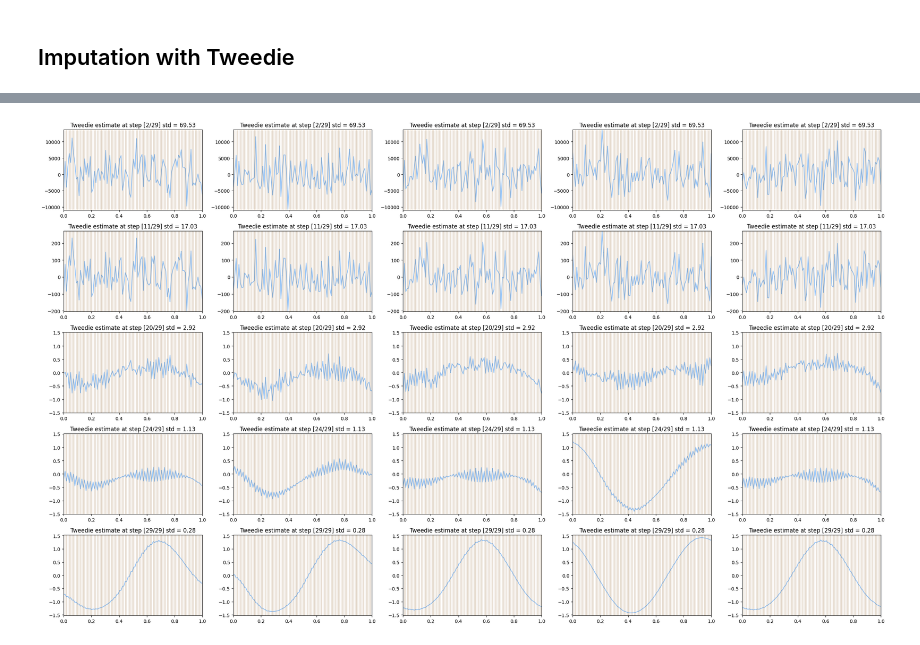
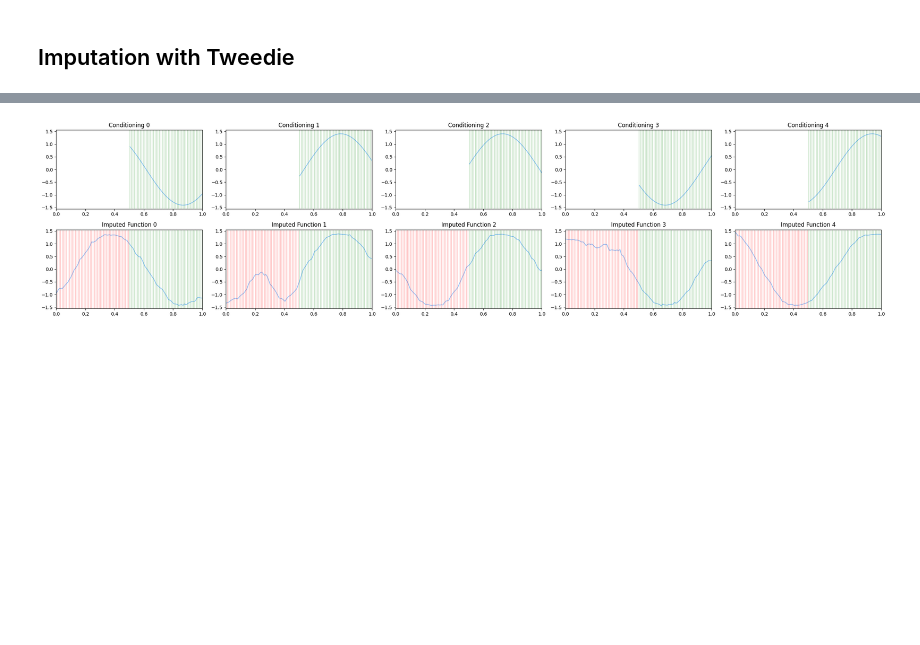
Before and after one commit to HamidrezaKmK/cond-diffusion-operators-edm, a Jupyter notebook: notebooks/1d_reanalysis.ipynb, the cells around one changed output, grey strips where cells are left out. Drawn from its saved outputs; the diff is of its cells as text; code cells hidden in the pictures; blank space fills up the shorter version.

```diff
--- a/notebooks/1d_reanalysis.ipynb
+++ b/notebooks/1d_reanalysis.ipynb
@@ -390,25 +177,34 @@ plt.tight_layout()
-# %%
-tweedie_range = [1, 10, len(tweedie_history)-10, len(tweedie_history)-6, len(tweedie_history)-1]
-
-# samples = tweedie_history[-6]
-fig, axes = plt.subplots(len(tweedie_range), batch_size, figsize=(batch_size * 5, 3 * len(tweedie_range)))
-
-for jj, j in enumerate(tweedie_range):
-    samples, my_std = tweedie_history[j]
-    for i in range(batch_size):
-
-        mx = max(torch.max(samples), torch.max(ref_values)) + 0.1
-        mn = min(torch.min(samples), torch.min(ref_values)) - 0.1
-        ax = axes[jj, i]
-        sorted_coords, coord_idx = torch.sort(all_coords.squeeze())
-        ax.plot(sorted_coords, samples[i][coord_idx])
-        ax.set_title(f"Tweedie estimate at step [{j+1}/{len(tweedie_history)}] std = {my_std:.2f}")
-        for x in generation_coords.squeeze():
-            ax.axvline(x, color="red", alpha=min(max(10./resolution, 0.05), 1.0))
-        for x in ref_coords.squeeze():
-            ax.axvline(x, color="green", alpha=min(max(10./ref_resolution, 0.05), 1.0))
-        ax.set_xlim([0, 1])
-        ax.set_ylim([mn, mx])
-plt.tight_layout()
-# %% [output]
-[figure, removed]
+# %%
+resolution = 100
+freq_ref = 1
+freq_gen = 1
+###
+
+noising_kernel = RBFIrregular()
+dloader = DataLoader(
+    dataset=PinkNoise1D(
+        total_count=1000,
+        num_samples=resolution,
+        low_pass_threshold=2.,
+        make_irregular=True,
+        bernoulli_p=0.99,
+        fixed_irregularity_seed=42,
+        threshold_type="absolute"
+    ),
+    batch_size=batch_size,
+    shuffle=True,
+    collate_fn=CompositeCollate([MakeConditional(), CollateMesh()]),
+)
+(ref_coords, ref_values), ref_conditioning = next(iter(dloader))
+
+ref_values = ref_values[:, ref_coords.numel() // 2::freq_ref]
+generation_coords = ref_coords[:, :ref_coords.numel() // 2:freq_gen]
+ref_coords = ref_coords[:, ref_coords.numel() // 2::freq_ref]
+sampler = TweedieImputer(
+    noising_kernel=RBFIrregular(),
+    verbose=True,
+    lambd=1.0,
+)
+plot_imputations(ref_coords, ref_values, sampler)
+# %% [output]
+[figure, added]
```
Also changed, not shown: parts of 10 cells of this notebook, 1 other file.
